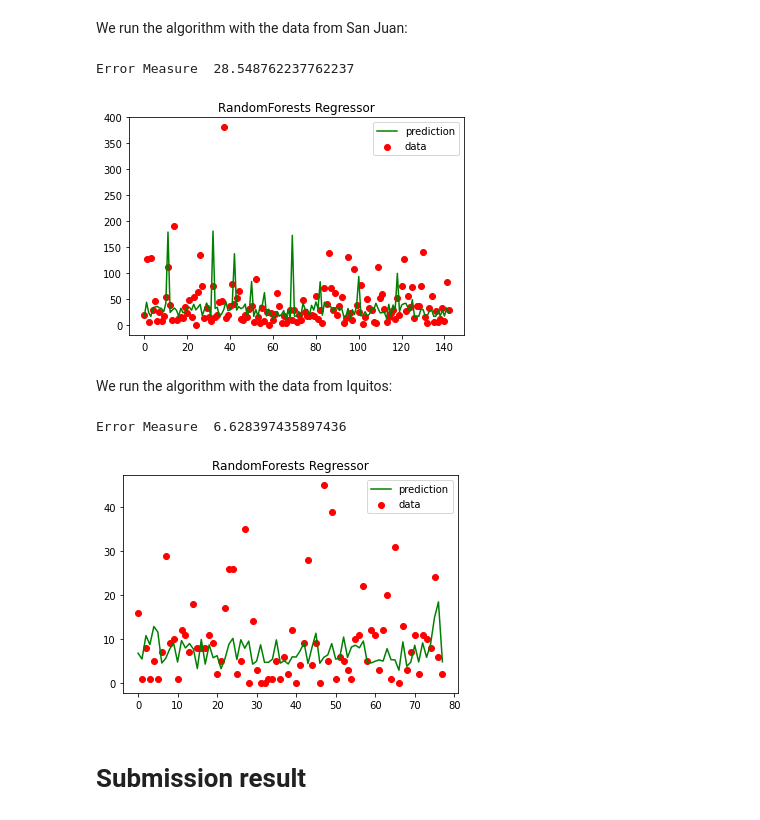
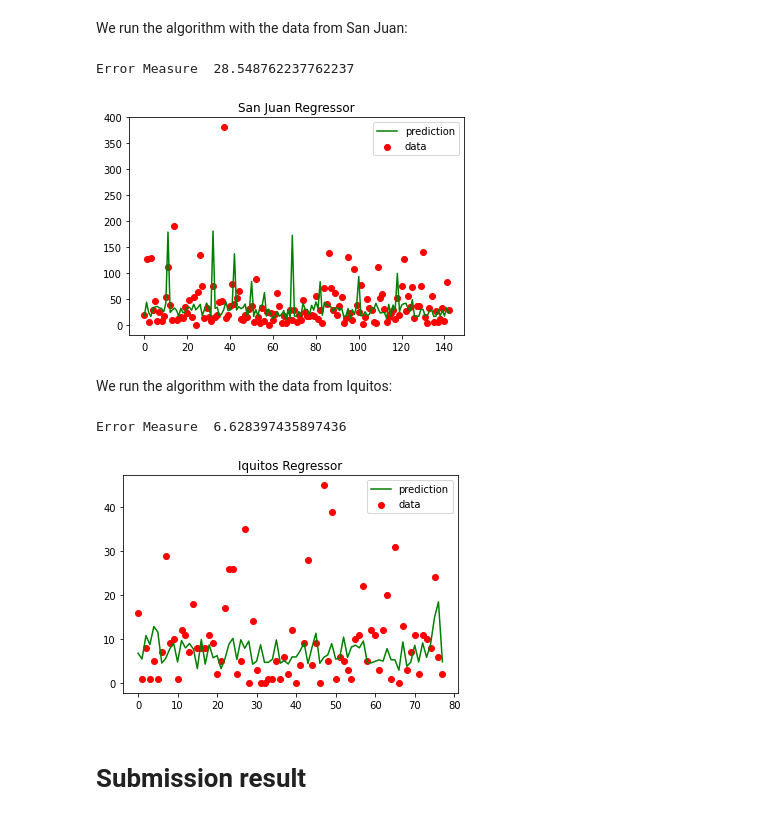
Before and after one commit to sergiosb99/SSJ_SupervisedLearning, a Jupyter notebook: Dengue_Upgrade_Cities_Years.ipynb, the cells around one changed output. Drawn from its saved outputs; the diff is of its cells as text; code cells hidden in the pictures.

```diff
--- a/Dengue_Upgrade_Cities_Years.ipynb
+++ b/Dengue_Upgrade_Cities_Years.ipynb
@@ -245,7 +253,7 @@ X_train_iq, X_test_iq, y_train_iq, y_test_iq = train_test_split(df_iq[selected_f
 # %% [markdown]
 The decision tree creates regression models in the form of a tree structure. It will transform our dataset into smaller and smaller subsets while at the same time gradually developing an associated decision tree.
 # %%
-def RandomForest(X_train, X_test,y_train,y_test,n_e,m_depth):
+def RandomForest(X_train, X_test,y_train,y_test,n_e,m_depth,title):
     #1.1 Model Parametrization
     regressor = RandomForestRegressor(n_estimators= n_e, max_depth = m_depth, criterion='mae', random_state=0)
     #1.2 Model construction
@@ -259,24 +267,24 @@ def RandomForest(X_train, X_test,y_train,y_test,n_e,m_depth):
     plt.plot(xx, y_pred, c='g', label='prediction')
     plt.axis('tight')
     plt.legend()
-    plt.title("RandomForests Regressor")
+    plt.title(title)
 
     plt.show()
     return regressor
 # %% [markdown]
 We run the algorithm with the data from San Juan:
 # %%
-model_sj = RandomForest(X_train_sj, X_test_sj,y_train_sj,y_test_sj,500,4)
+model_sj = RandomForest(X_train_sj, X_test_sj,y_train_sj,y_test_sj,500,4,"San Juan Regressor")
 # %% [output]
 Error Measure  28.548762237762237
-[figure, old version]
+[figure, new version]
 # %% [markdown]
 We run the algorithm with the data from Iquitos:
 # %%
-model_iq = RandomForest(X_train_iq,X_test_iq,y_train_iq,y_test_iq,500,4)
+model_iq = RandomForest(X_train_iq,X_test_iq,y_train_iq,y_test_iq,500,4,"Iquitos Regressor")
 # %% [output]
 Error Measure  6.628397435897436
-[figure, old version]
+[figure, new version]
 # %% [markdown]
 # **Submission result**
 # %% [markdown]
```
Also changed, not shown: parts of 2 cells of this notebook.
